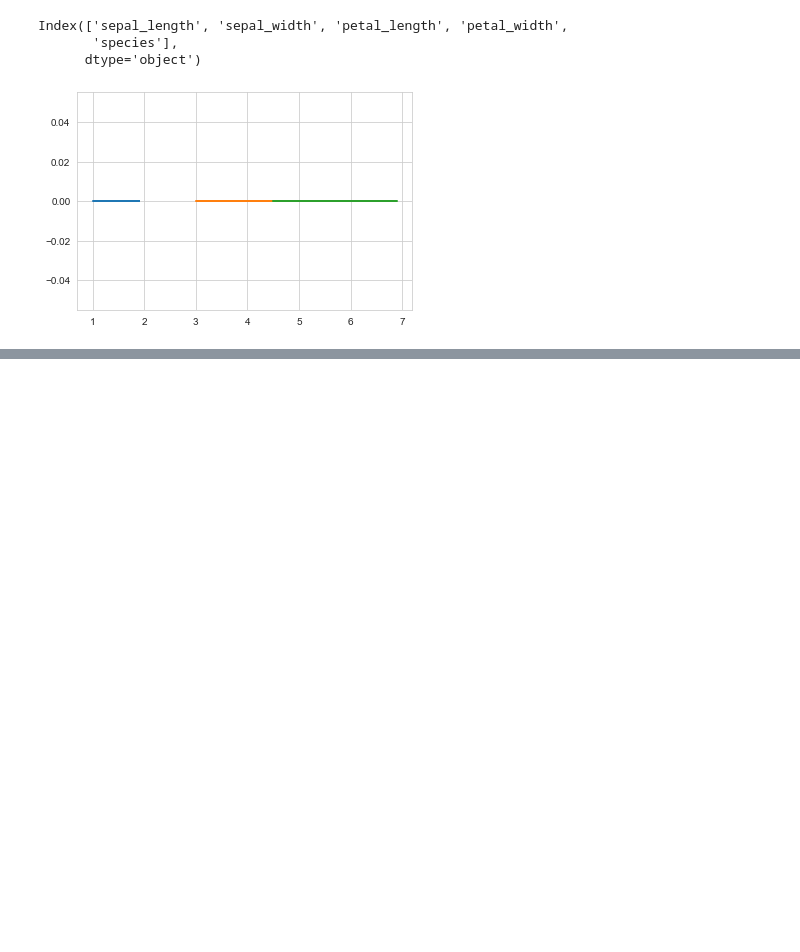
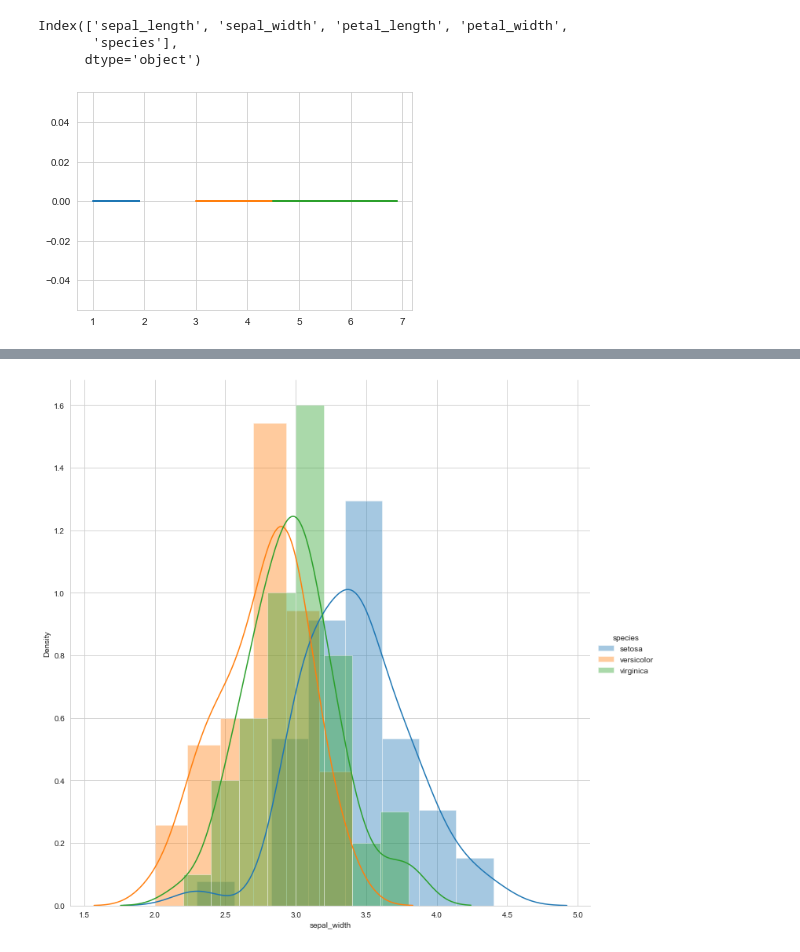
Before and after one commit to Piyush-Choudhary3757/AppliedAI-Machine-Learning-Online-Course, a Jupyter notebook: Module 2_ Data Science_ Exploratory Data Analysis and Data Visualization/1. Plotting for exploratory data analysis (EDA)/MY_XP.ipynb, the cells around one changed output, grey strips where cells are left out. Cells and saved outputs as stored; diff of their text form; code cells hidden in the pictures; blank space fills up the shorter version.

```diff
--- a/Module 2_ Data Science_ Exploratory Data Analysis and Data Visualization/1. Plotting for exploratory data analysis (EDA)/MY_XP.ipynb
+++ b/Module 2_ Data Science_ Exploratory Data Analysis and Data Visualization/1. Plotting for exploratory data analysis (EDA)/MY_XP.ipynb
@@ -110,0 +125,6 @@ plt.show();
+# %%
+sns.FacetGrid(iris,hue ="species",size=10) \
+    .map(sns.distplot,"sepal_width")\
+    .add_legend();
+# %% [output]
+[figure, added]
```
Also changed, not shown: parts of 11 cells of this notebook.
